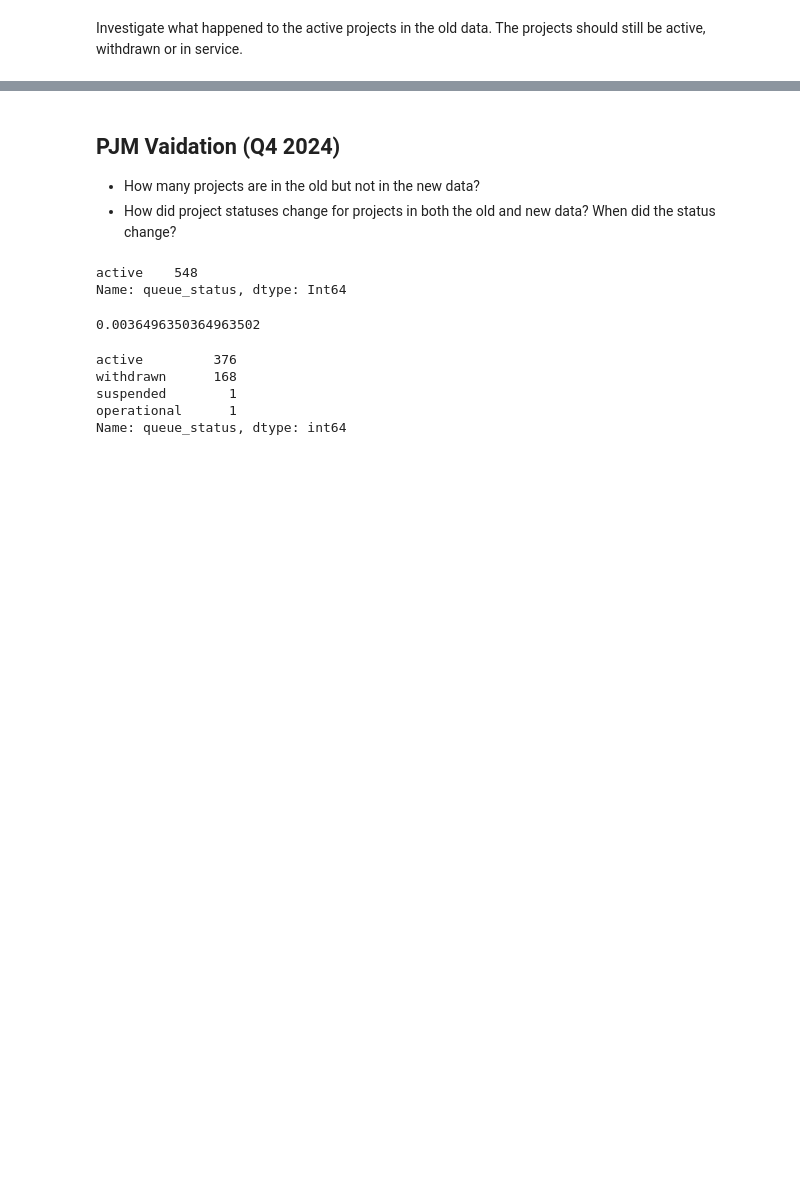
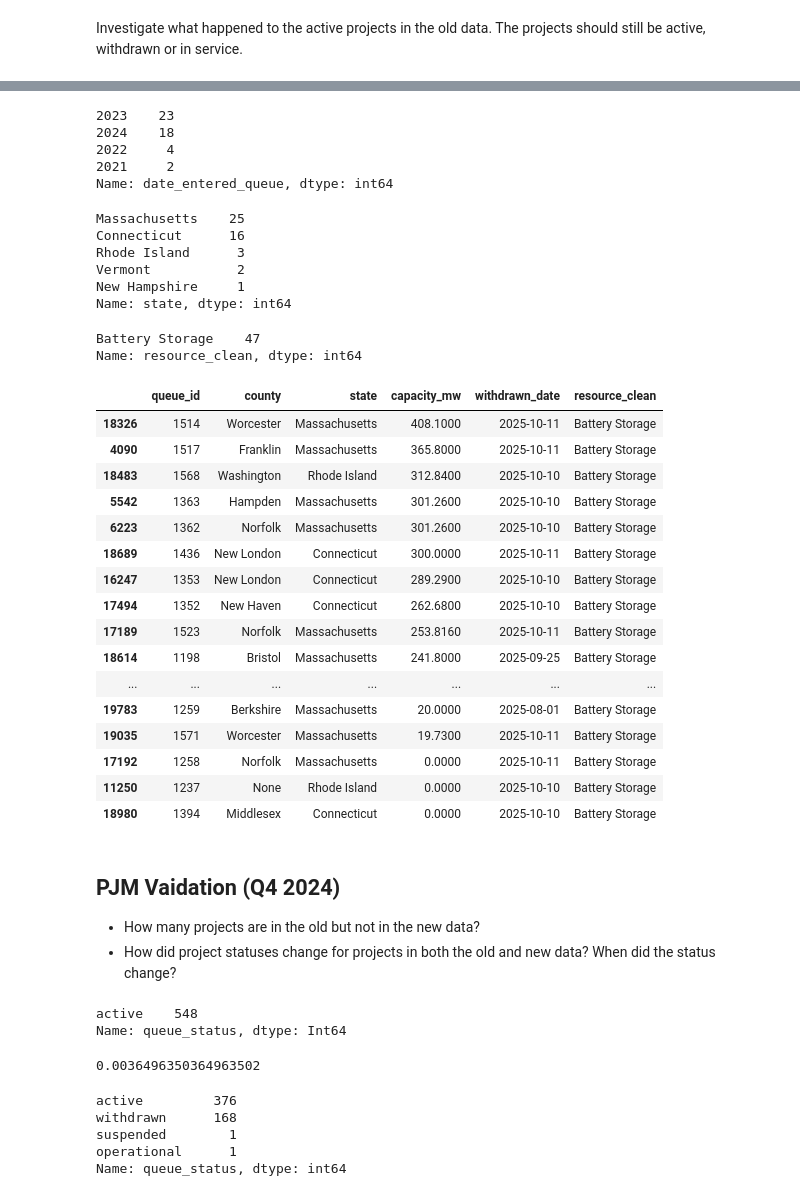
Before and after one commit to deployment-gap-model-education-fund/deployment-gap-model, a Jupyter notebook: notebooks/data_updates/gridstatus/quarterly_update.ipynb, the cells around one changed output, grey strips where cells are left out. Cells and saved outputs as stored; diff of their text form; code cells hidden in the pictures; blank space fills up the shorter version.

```diff
--- a/notebooks/data_updates/gridstatus/quarterly_update.ipynb
+++ b/notebooks/data_updates/gridstatus/quarterly_update.ipynb
@@ -479,0 +491,5 @@ Freq: Q-DEC, Name: full_queue_id, dtype: int64
+# %%
+iso_region = "ISONE"
+
+new_isone = gs_new_all_projects_long_format.query("iso_region == @iso_region")
+old_isone = gs_old_iso_projects_long_format.query("iso_region == @iso_region")
@@ -479,0 +506,5 @@ Freq: Q-DEC, Name: full_queue_id, dtype: int64
+# %%
+# many projects withdrawn
+isone_in_both = new_isone[new_isone.full_queue_id.isin(old_isone.full_queue_id)]
+
+isone_in_both["queue_status"].value_counts()
@@ -480,3 +531,45 @@ Freq: Q-DEC, Name: full_queue_id, dtype: int64
+# %%
+isone_in_both.query("queue_status == 'withdrawn'").date_entered_queue.dt.year.value_counts()
+# %% [output]
+2023    23
+2024    18
+2022     4
+2021     2
+Name: date_entered_queue, dtype: int64
+# %%
+isone_in_both.query("queue_status == 'withdrawn'").state.value_counts()
+# %% [output]
+Massachusetts    25
+Connecticut      16
+Rhode Island      3
+Vermont           2
+New Hampshire     1
+Name: state, dtype: int64
+# %%
+isone_in_both.query("queue_status == 'withdrawn'").resource_clean.value_counts()
+# %% [output]
+Battery Storage    47
+Name: resource_clean, dtype: int64
+# %%
+isone_in_both.query("queue_status == 'withdrawn'").sort_values(by="capacity_mw", ascending=False)[["queue_id", "county", "state", "capacity_mw", "withdrawn_date", "resource_clean"]]
+# %% [output]
+|  | queue_id | county | state | capacity_mw | withdrawn_date | resource_clean |
+| 18326 | 1514 | Worcester | Massachusetts | 408.1000 | 2025-10-11 | Battery Storage |
+| 4090 | 1517 | Franklin | Massachusetts | 365.8000 | 2025-10-11 | Battery Storage |
+| 18483 | 1568 | Washington | Rhode Island | 312.8400 | 2025-10-10 | Battery Storage |
+| 5542 | 1363 | Hampden | Massachusetts | 301.2600 | 2025-10-10 | Battery Storage |
+| 6223 | 1362 | Norfolk | Massachusetts | 301.2600 | 2025-10-10 | Battery Storage |
+| 18689 | 1436 | New London | Connecticut | 300.0000 | 2025-10-11 | Battery Storage |
+| 16247 | 1353 | New London | Connecticut | 289.2900 | 2025-10-10 | Battery Storage |
+| 17494 | 1352 | New Haven | Connecticut | 262.6800 | 2025-10-10 | Battery Storage |
+| 17189 | 1523 | Norfolk | Massachusetts | 253.8160 | 2025-10-11 | Battery Storage |
+| 18614 | 1198 | Bristol | Massachusetts | 241.8000 | 2025-09-25 | Battery Storage |
+| ... | ... | ... | ... | ... | ... | ... |
+| 19783 | 1259 | Berkshire | Massachusetts | 20.0000 | 2025-08-01 | Battery Storage |
+| 19035 | 1571 | Worcester | Massachusetts | 19.7300 | 2025-10-11 | Battery Storage |
+| 17192 | 1258 | Norfolk | Massachusetts | 0.0000 | 2025-10-11 | Battery Storage |
+| 11250 | 1237 | None | Rhode Island | 0.0000 | 2025-10-10 | Battery Storage |
+| 18980 | 1394 | Middlesex | Connecticut | 0.0000 | 2025-10-10 | Battery Storage |
 # %% [markdown]
 ## PJM Vaidation (Q4 2024)
 - How many projects are in the old but not in the new data?
```
Also changed, not shown: parts of 26 cells of this notebook, 2 other files.
